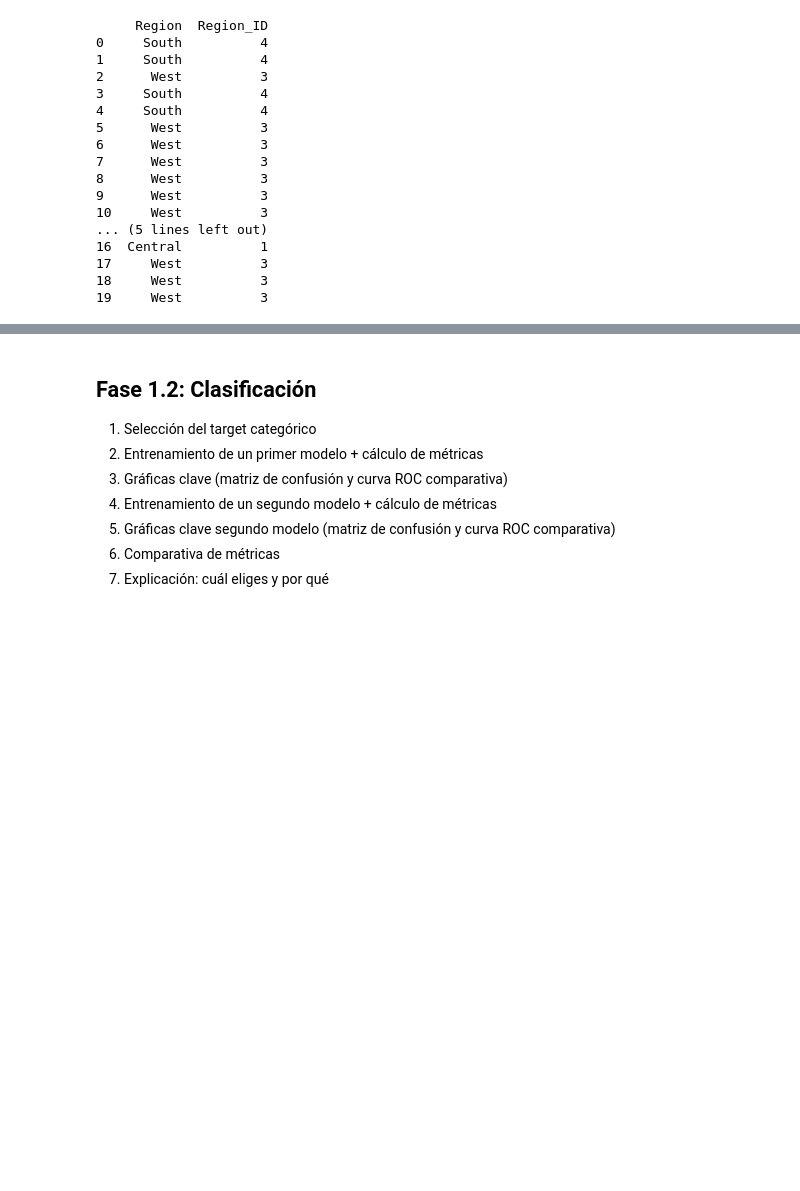
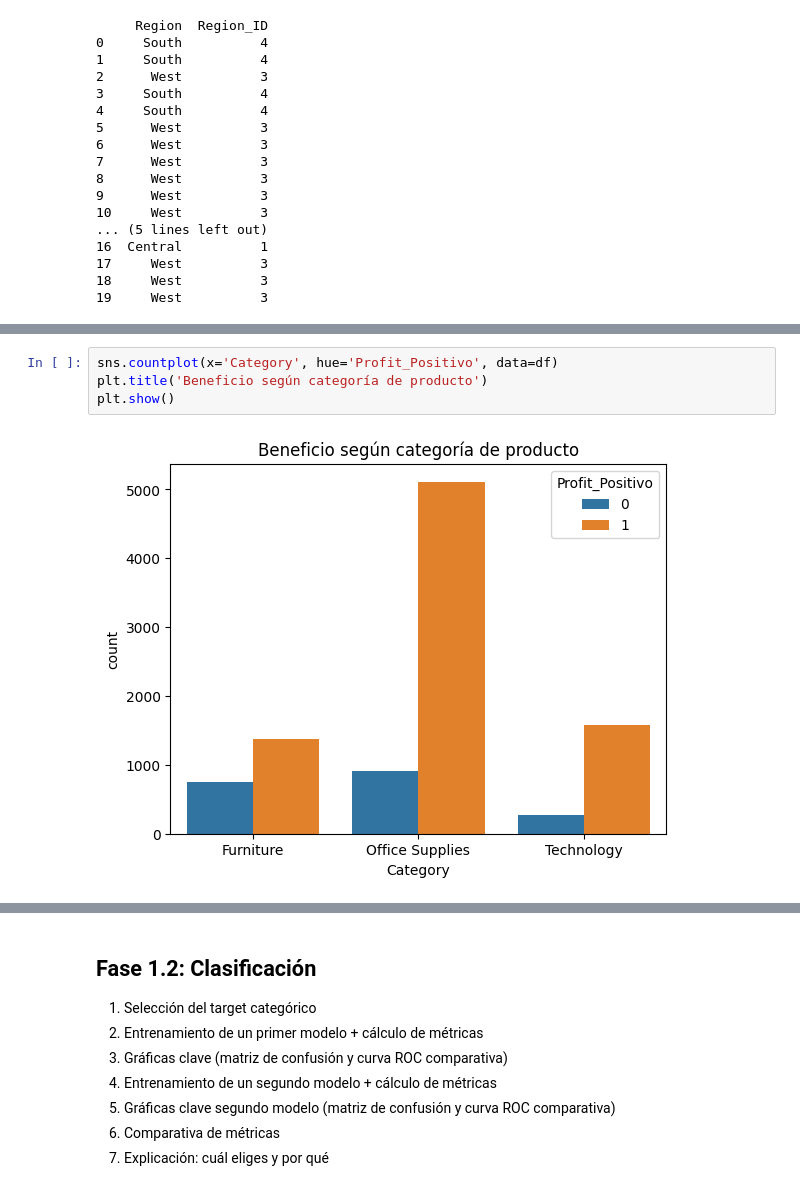
Before and after one commit to ignacastiguti/Repositorio, a Jupyter notebook: [00] - Workshops/Workshop_ML_PartTime.ipynb, the cells around one changed output, grey strips where cells are left out. Cells and saved outputs as stored; diff of their text form; blank space fills up the shorter version.

```diff
--- a/[00] - Workshops/Workshop_ML_PartTime.ipynb
+++ b/[00] - Workshops/Workshop_ML_PartTime.ipynb
@@ -219,2 +225,8 @@ print(df[['Region', 'Region_ID']].head(20))
+# %%
+sns.countplot(x='Category', hue='Profit_Positivo', data=df)
+plt.title('Beneficio según categoría de producto')
+plt.show()
+# %% [output]
+[figure, added]
 # %%
 sns.countplot(x='Region', hue='Profit_Positivo', data=df)
```
Also changed, not shown: parts of 8 cells of this notebook.
